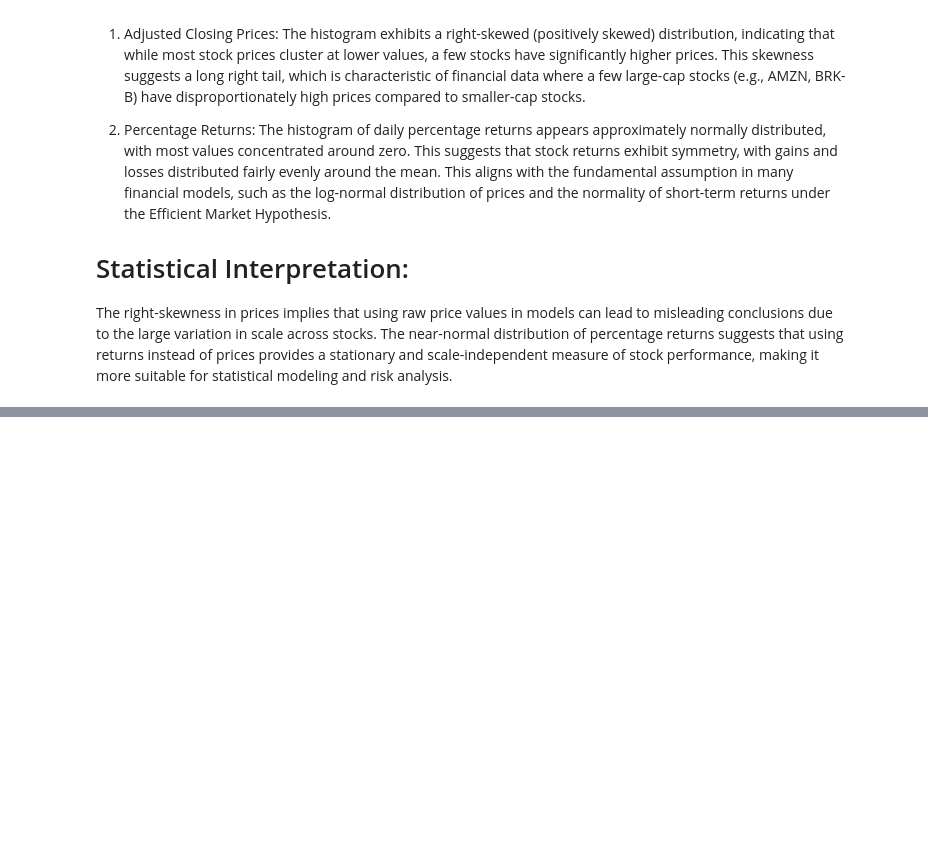
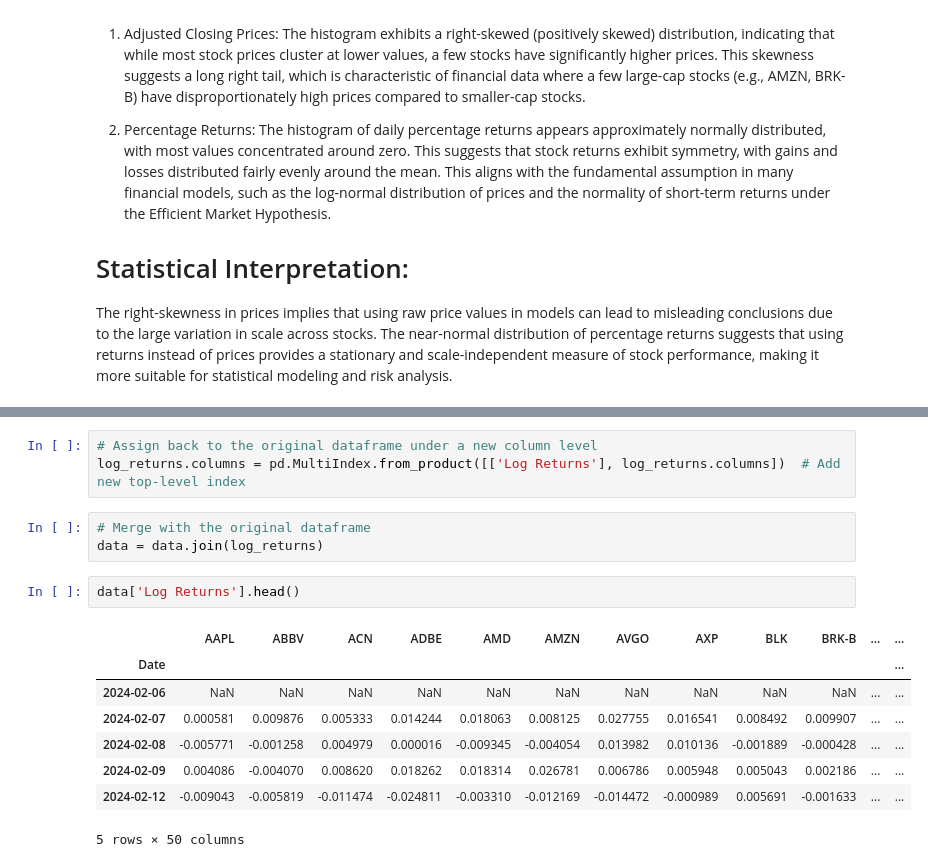
Before and after one commit to Lennykiruthu/foundation-ds-projects, a Jupyter notebook: monte_carlo_notebook.ipynb, the cells around one changed output, grey strips where cells are left out. Cells and saved outputs as stored; diff of their text form; blank space fills up the shorter version.

```diff
--- a/monte_carlo_notebook.ipynb
+++ b/monte_carlo_notebook.ipynb
@@ -168,0 +176,17 @@ The near-normal distribution of percentage returns suggests that using returns i
+# %%
+# Assign back to the original dataframe under a new column level
+log_returns.columns = pd.MultiIndex.from_product([['Log Returns'], log_returns.columns])  # Add new top-level index
+# %%
+# Merge with the original dataframe
+data = data.join(log_returns)
+# %%
+data['Log Returns'].head()
+# %% [output]
+|  | AAPL | ABBV | ACN | ADBE | AMD | AMZN | AVGO | AXP | BLK | BRK-B | ... | ... |
+| Date |  |  |  |  |  |  |  |  |  |  |  | ... |
+| 2024-02-06 | NaN | NaN | NaN | NaN | NaN | NaN | NaN | NaN | NaN | NaN | ... | ... |
+| 2024-02-07 | 0.000581 | 0.009876 | 0.005333 | 0.014244 | 0.018063 | 0.008125 | 0.027755 | 0.016541 | 0.008492 | 0.009907 | ... | ... |
+| 2024-02-08 | -0.005771 | -0.001258 | 0.004979 | 0.000016 | -0.009345 | -0.004054 | 0.013982 | 0.010136 | -0.001889 | -0.000428 | ... | ... |
+| 2024-02-09 | 0.004086 | -0.004070 | 0.008620 | 0.018262 | 0.018314 | 0.026781 | 0.006786 | 0.005948 | 0.005043 | 0.002186 | ... | ... |
+| 2024-02-12 | -0.009043 | -0.005819 | -0.011474 | -0.024811 | -0.003310 | -0.012169 | -0.014472 | -0.000989 | 0.005691 | -0.001633 | ... | ... |
+5 rows × 50 columns
```
Also changed, not shown: parts of 17 cells of this notebook, 1 other file.
